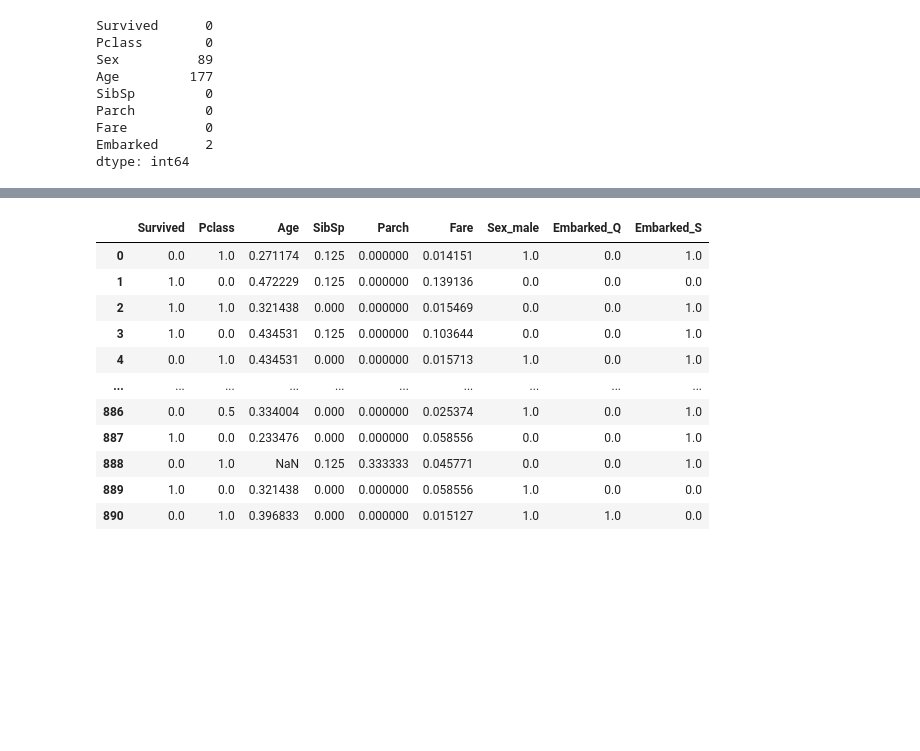
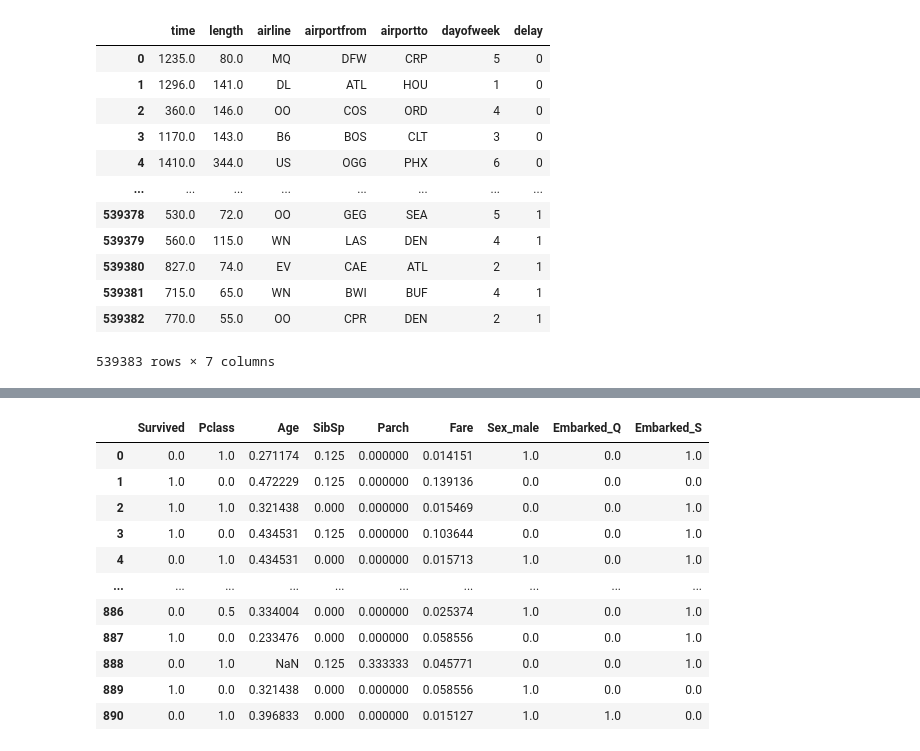
Before and after one commit to lam-kelly/database-final-project, a Jupyter notebook: knn-imputer.ipynb, the cells around one changed output, grey strips where cells are left out. Drawn from its saved outputs; the diff is of its cells as text; code cells hidden in the pictures; blank space fills up the shorter version.

```diff
--- a/knn-imputer.ipynb
+++ b/knn-imputer.ipynb
@@ -1,21 +1,28 @@
 # %%
 import pandas as pd
 import numpy as np
 
-df_copy = pd.read_csv("titanic.csv")
-df_copy = df_copy.drop(['PassengerId', 'Name', 'Ticket', 'Cabin'], axis=1)
-df_copy.loc[df_copy.sample(frac=0.1).index, "Sex"] = np.nan
-
-df_copy.isnull().sum()
+df = pd.read_csv("airlines.csv")
+# df_copy = df_copy.drop(['PassengerId', 'Name', 'Ticket', 'Cabin'], axis=1)
+# df_copy.loc[df_copy.sample(frac=0.1).index, "Sex"] = np.nan
+df.loc[df.sample(frac=0.1).index, "airportfrom"] = np.nan
+df = df.drop(['flight'], axis=1)
+df.isnull().sum()
+nanInd = df.loc[pd.isna(df['airportfrom']), :].index
+df
 # df_orig.info()
 # %% [output]
+|  | time | length | airline | airportfrom | airportto | dayofweek | delay |
+| 0 | 1235.0 | 80.0 | MQ | DFW | CRP | 5 | 0 |
+| 1 | 1296.0 | 141.0 | DL | ATL | HOU | 1 | 0 |
+| 2 | 360.0 | 146.0 | OO | COS | ORD | 4 | 0 |
+| 3 | 1170.0 | 143.0 | B6 | BOS | CLT | 3 | 0 |
+| 4 | 1410.0 | 344.0 | US | OGG | PHX | 6 | 0 |
+| ... | ... | ... | ... | ... | ... | ... | ... |
+| 539378 | 530.0 | 72.0 | OO | GEG | SEA | 5 | 1 |
+| 539379 | 560.0 | 115.0 | WN | LAS | DEN | 4 | 1 |
+| 539380 | 827.0 | 74.0 | EV | CAE | ATL | 2 | 1 |
+| 539381 | 715.0 | 65.0 | WN | BWI | BUF | 4 | 1 |
+| 539382 | 770.0 | 55.0 | OO | CPR | DEN | 2 | 1 |
-Survived      0
-Pclass        0
-Sex          89
-Age         177
-SibSp         0
-Parch         0
-Fare          0
-Embarked      2
-dtype: int64
+539383 rows × 7 columns
 # %%
```
Also changed, not shown: parts of 7 cells of this notebook.
